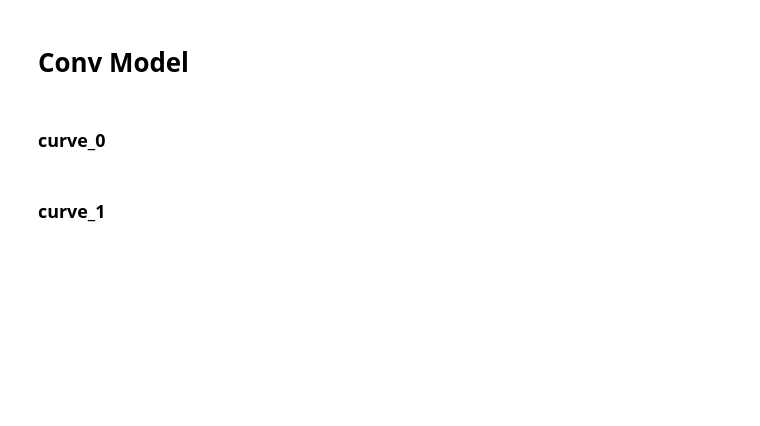
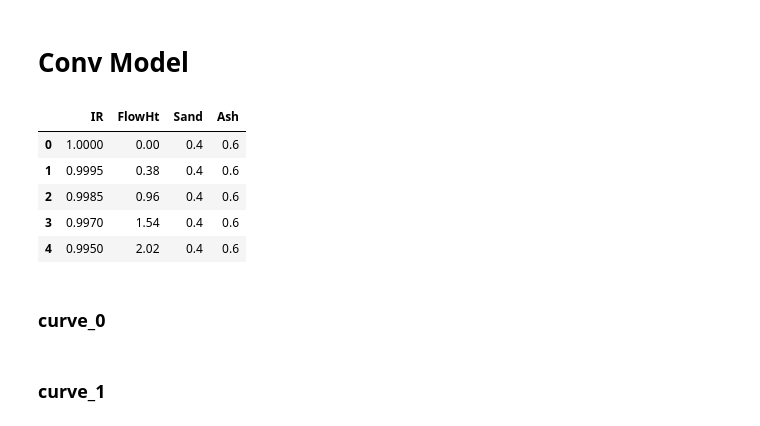
Before and after one commit to blee8/Clogging, a Jupyter notebook: 00_Procedures/flow_conv_final.ipynb, the cells around one changed output. Cells and saved outputs as stored; diff of their text form; code cells hidden in the pictures; blank space fills up the shorter version.

```diff
--- a/00_Procedures/flow_conv_final.ipynb
+++ b/00_Procedures/flow_conv_final.ipynb
@@ -23,20 +41,27 @@ from t_Mod import *
 # %%
 df = pd.read_csv(
-    os.path.join(mglearn.datasets.DATA_PATH, "constant(del).csv") )
+    os.path.join(mglearn.datasets.DATA_PATH, "constant0(del).csv") )
 #df2 = pd.read_csv(
 #    os.path.join(mglearn.datasets.DATA_PATH, "constant(val).csv") )
 # 예제를 위해 몇개의 열만 선택합니다
 #df = df[['IR', 'FlowHt', 'Const', 'Var', 'Base', 'MixS75','MixS50','MixS25']]
 #df = df[['IR', 'FlowHt', 'Sand','Ash','delIR','delFlow']]
 df = df[['IR', 'FlowHt', 'Sand','Ash','delIR','delFlow']]
 #df2 = df2[['IR', 'FlowHt', 'Sand','Ash']]
 df['delIF'] = df['delFlow']/df['delIR']*-1
 
 df['delIF']=df['delIF'].replace(np.nan, 0)
 df = df[['IR', 'FlowHt', 'Sand','Ash' ]]
 
 display(df.head())
 #display(df2.head())
+# %% [output]
+|  | IR | FlowHt | Sand | Ash |
+| 0 | 1.0000 | 0.00 | 0.4 | 0.6 |
+| 1 | 0.9995 | 0.38 | 0.4 | 0.6 |
+| 2 | 0.9985 | 0.96 | 0.4 | 0.6 |
+| 3 | 0.9970 | 1.54 | 0.4 | 0.6 |
+| 4 | 0.9950 | 2.02 | 0.4 | 0.6 |
 # %%
 df.describe()
 print(df[58:116])
```
Also changed, not shown: parts of 1 cell of this notebook, 10 other files.
